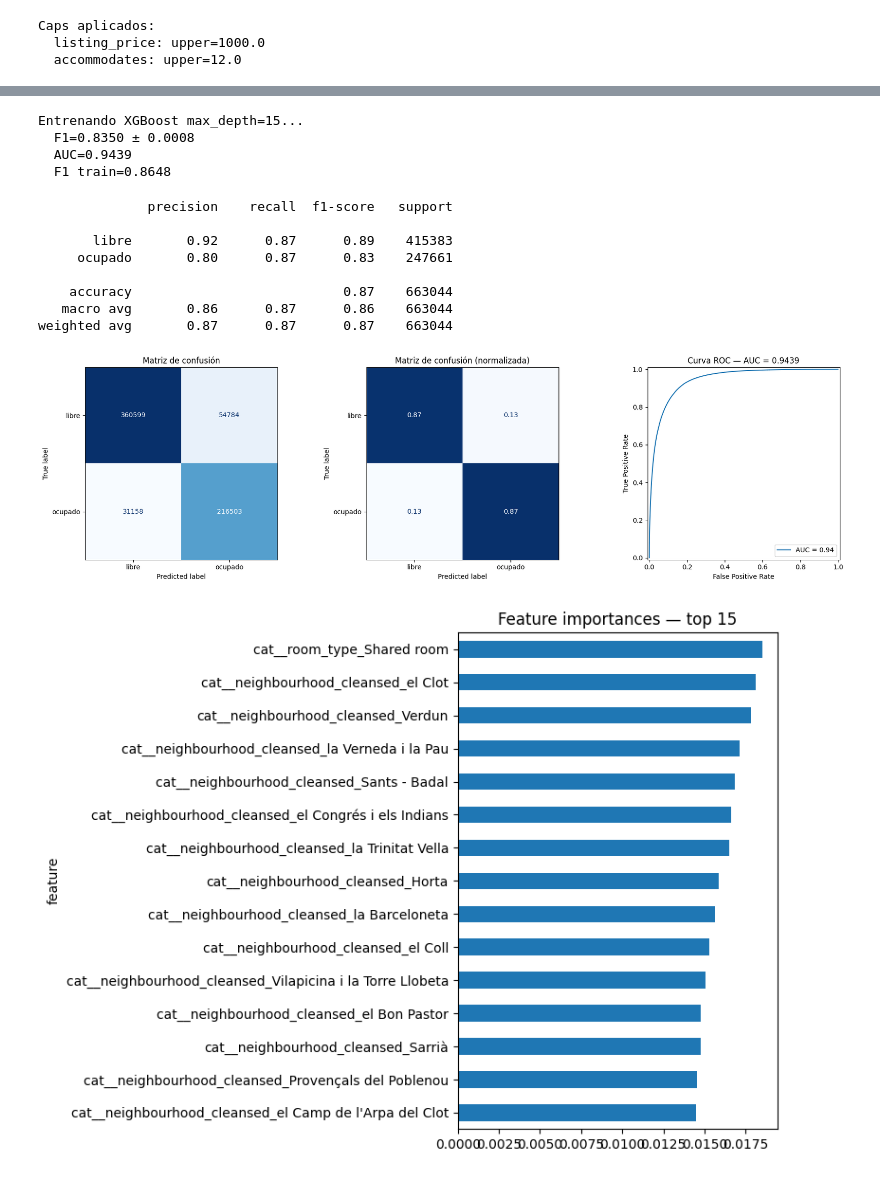
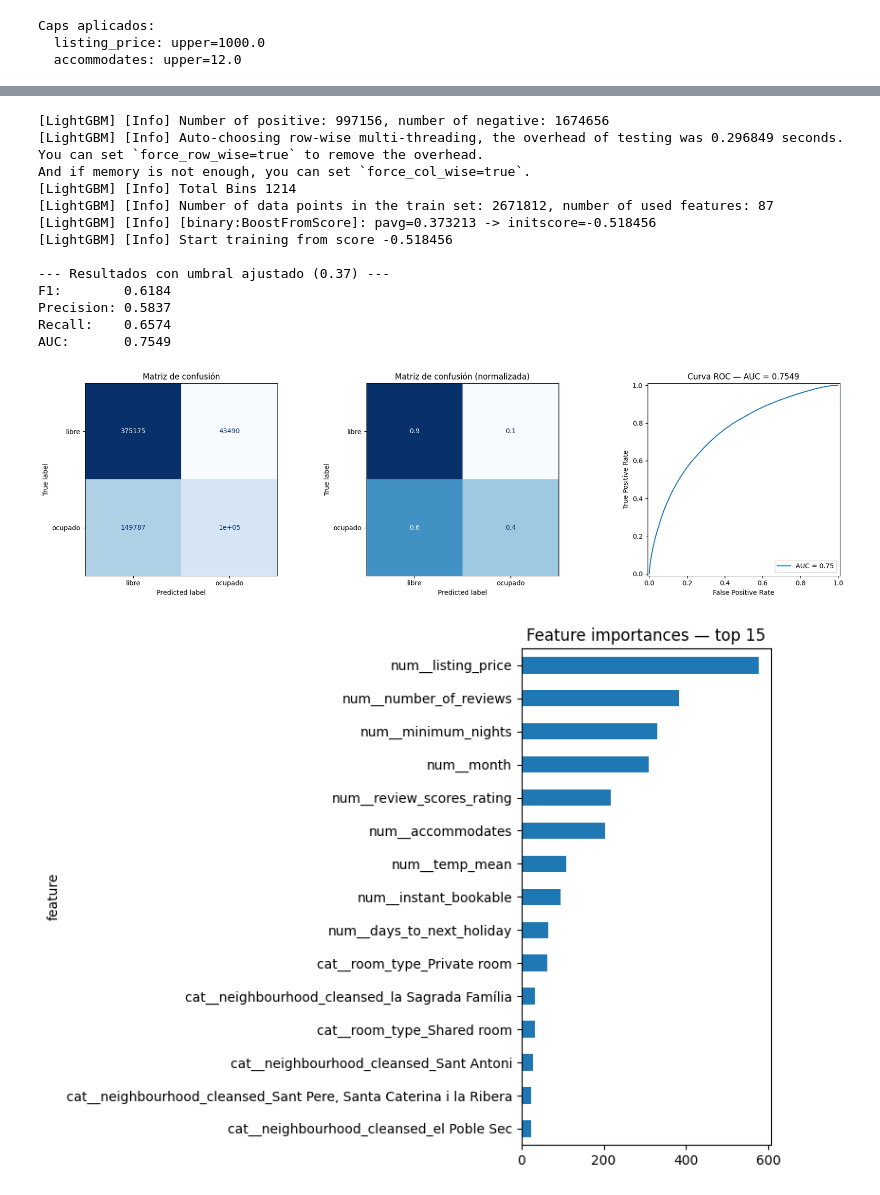
Before and after one commit to jorgealbalat6/IADATA-PROJECT3, a Jupyter notebook: ml/experimentos/adrian/experimento_01.ipynb, the cells around one changed output, grey strips where cells are left out. Saved outputs shown, nothing was run; the diff lists cells and outputs as text; code cells hidden in the pictures.

```diff
--- a/ml/experimentos/adrian/experimento_01.ipynb
+++ b/ml/experimentos/adrian/experimento_01.ipynb
@@ -296,55 +278,30 @@ Entrenando XGBoost max_depth=10...
-# %%
-xgb_fixed3 = XGBClassifier(
-    n_estimators=300,
-    max_depth=15,
-    learning_rate=0.05,
-    subsample=0.8,
-    colsample_bytree=0.8,
-    scale_pos_weight=ratio,
-    eval_metric='logloss',
-    random_state=42,
-    n_jobs=-1
-)
-
-print('Entrenando XGBoost max_depth=15...')
-cv_res = cross_validate(xgb_fixed3, X_train_processed, y_train, cv=cv, scoring=scorers, return_train_score=True)
-print(f'  F1={cv_res["test_f1"].mean():.4f} ± {cv_res["test_f1"].std():.4f}')
-print(f'  AUC={cv_res["test_roc_auc"].mean():.4f}')
-print(f'  F1 train={cv_res["train_f1"].mean():.4f}')
-# %% [output]
-Entrenando XGBoost max_depth=15...
-  F1=0.8350 ± 0.0008
-  AUC=0.9439
-  F1 train=0.8648
 # %%
-from sklearn.metrics import classification_report, ConfusionMatrixDisplay, roc_curve, auc, RocCurveDisplay
 
-best_model = XGBClassifier(
-    n_estimators=300,
-    max_depth=15,
-    learning_rate=0.05,
-    subsample=0.8,
-    colsample_bytree=0.8,
-    scale_pos_weight=ratio,
-    eval_metric='logloss',
-    random_state=42,
-    n_jobs=-1
-)
+lgbm_model.fit(X_train_processed, y_train)
+y_proba = lgbm_model.predict_proba(X_test_processed)[:, 1]
+umbral = 0.37
+y_pred_opt = (y_proba >= umbral).astype(int)
 
-best_model.fit(X_train_processed, y_train)
-y_pred  = best_model.predict(X_test_processed)
-y_proba = best_model.predict_proba(X_test_processed)[:, 1]
-
-print(classification_report(y_test, y_pred, target_names=['libre', 'ocupado'], zero_division=0))
+print(f"\n--- Resultados con umbral ajustado ({umbral}) ---")
+print(f"F1:        {f1_score(y_test, y_pred_opt):.4f}")
+print(f"Precision: {precision_score(y_test, y_pred_opt):.4f}")
+print(f"Recall:    {recall_score(y_test, y_pred_opt):.4f}")
+print(f"AUC:       {roc_auc_score(y_test, y_proba):.4f}")
 # %% [output]
-              precision    recall  f1-score   support
+[LightGBM] [Info] Number of positive: 997156, number of negative: 1674656
+[LightGBM] [Info] Auto-choosing row-wise multi-threading, the overhead of testing was 0.296849 seconds.
+You can set `force_row_wise=true` to remove the overhead.
+And if memory is not enough, you can set `force_col_wise=true`.
+[LightGBM] [Info] Total Bins 1214
+[LightGBM] [Info] Number of data points in the train set: 2671812, number of used features: 87
+[LightGBM] [Info] [binary:BoostFromScore]: pavg=0.373213 -> initscore=-0.518456
+[LightGBM] [Info] Start training from score -0.518456
 
-       libre       0.92      0.87      0.89    415383
-     ocupado       0.80      0.87      0.83    247661
-
-    accuracy                           0.87    663044
-   macro avg       0.86      0.87      0.86    663044
-weighted avg       0.87      0.87      0.87    663044
+--- Resultados con umbral ajustado (0.37) ---
+F1:        0.6184
+Precision: 0.5837
+Recall:    0.6574
+AUC:       0.7549
 # %%
 fig, axes = plt.subplots(1, 3, figsize=(18, 5))
 
@@ -371,21 +328,21 @@ axes[2].set_title(f'Curva ROC — AUC = {roc_auc:.4f}')
 plt.tight_layout()
 plt.show()
 # %% [output]
-[figure, old version]
+[figure, new version]
 # %%
 feature_names = preprocessor.get_feature_names_out()
 
 fi_df = pd.DataFrame({
     'feature':    feature_names,
-    'importance': best_model.feature_importances_,
+    'importance': lgbm_model.feature_importances_,
 }).sort_values('importance', ascending=False)
 
 fi_df.head(15).plot(
     kind='barh', x='feature', y='importance',
     figsize=(8, 6), title='Feature importances — top 15', legend=False
 )
 plt.gca().invert_yaxis()
 plt.tight_layout()
 plt.show()
 # %% [output]
-[figure, old version]
+[figure, new version]
```
Also changed, not shown: parts of 16 cells of this notebook, 1 other file.
